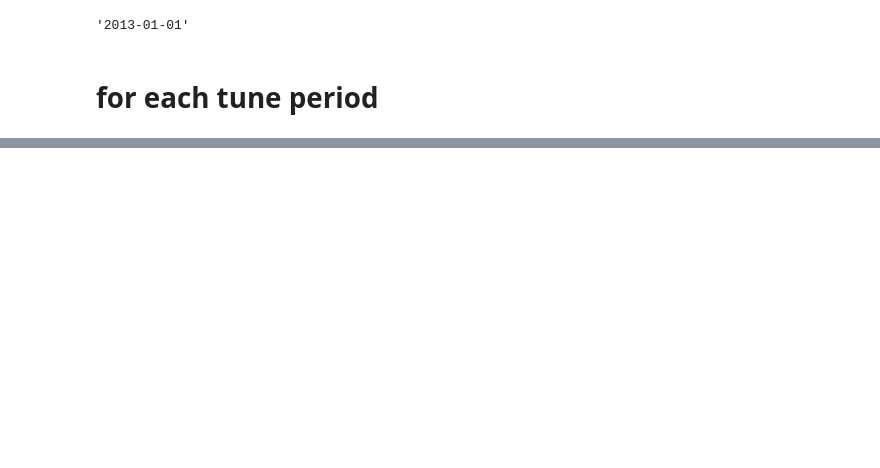
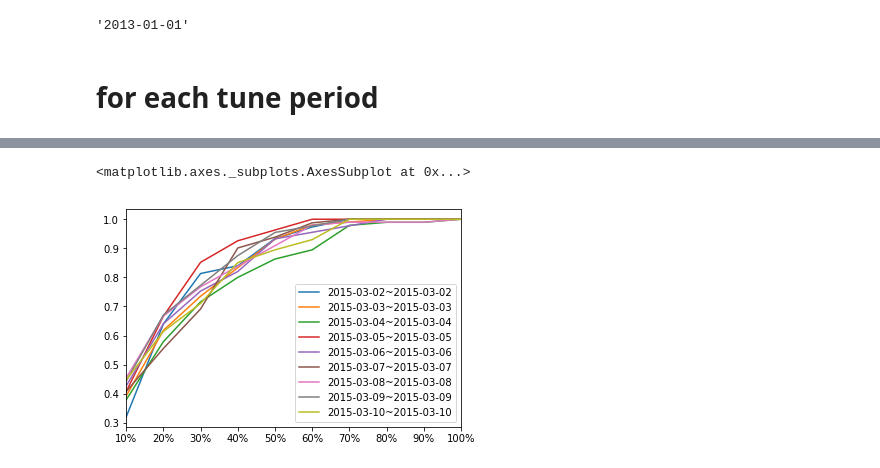
Before and after one commit to JHWu92/public-safety-baltimore, a Jupyter notebook: tm roller.ipynb, the cells around one changed output, grey strips where cells are left out. Drawn from its saved outputs; the diff is of its cells as text; code cells hidden in the pictures; blank space fills up the shorter version.

```diff
--- a/tm roller.ipynb
+++ b/tm roller.ipynb
@@ -13,3 +19,3 @@ from src.bsln_bower import Bower
 # %%
-data = prep_data('data/open-baltimore/raw/BPD_Part_1_Victim_Based_Crime_Data.csv',
+crimes = prep_data('data/open-baltimore/raw/BPD_Part_1_Victim_Based_Crime_Data.csv',
                  col_lon='Longitude', col_lat='Latitude', col_date='CrimeDate', to_epsg=3559)
@@ -58,0 +43,6 @@ import pandas as pd
+# %%
+# method = KDE(verbose=1, bw=400)
+bower = Bower(grid_size, bw=400, tw=train_tw, verbose=1)
+print(bower)
+tmroller_bower = TM_ROLLER(bower, crimes.Coords, crimes.Coords, vsd, ved, roll_step=vstep, eval_tw=vtw, verbose=2)
+res_bower = tmroller_bower.eval(hit_rate, grids)
@@ -59,2 +67,4 @@ import pandas as pd
 # %%
-df = pd.DataFrame.from_dict(res)
+df_bower = pd.DataFrame.from_dict(res_bower)
+print(bower)
+df_bower
@@ -81,0 +129,5 @@ df.plot()
+# %%
+df_bower.plot()
+# %% [output]
+<matplotlib.axes._subplots.AxesSubplot at 0x...>
+[figure, added]
```
Also changed, not shown: parts of 19 cells of this notebook.
